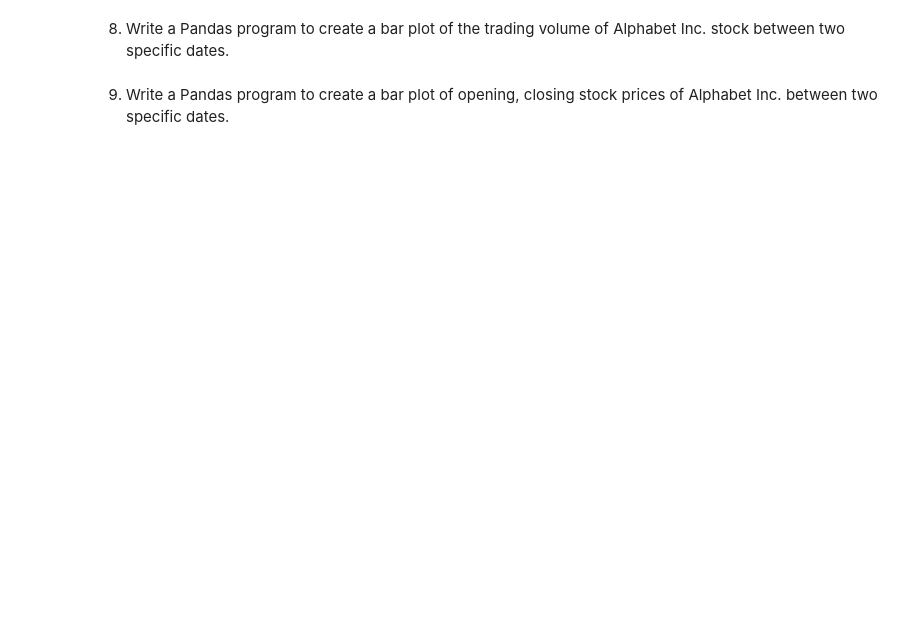
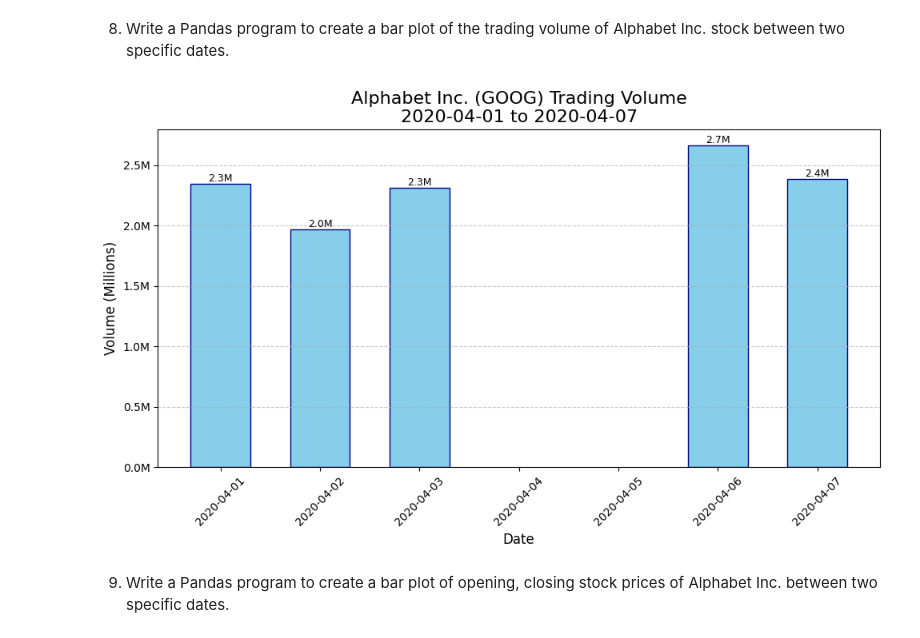
Before and after one commit to Dheer08/Master-s-Python-Assignment, a Jupyter notebook: CA 1/20056561 - Exercise 2 Pandas Data Manipulation.ipynb, the cells around one changed output. Drawn from its saved outputs; the diff is of its cells as text; code cells hidden in the pictures; blank space fills up the shorter version.

```diff
--- a/CA 1/20056561 - Exercise 2 Pandas Data Manipulation.ipynb
+++ b/CA 1/20056561 - Exercise 2 Pandas Data Manipulation.ipynb
@@ -195,6 +298,57 @@ of Alphabet Inc. between two specific dates.
 # %% [markdown]
 8. Write a Pandas program to create a bar plot of the trading volume of Alphabet
 Inc. stock between two specific dates.
+# %%
+# Read the Data
+df = pd.read_csv('/content/alphabet_stock_data.csv')
+
+# Convert Date column to datetime
+df['Date'] = pd.to_datetime(df['Date'])
+
+# Set Date as index
+df.set_index('Date', inplace=True)
+
+# Define date range (using all dates from your data)
+start_date = '2020-04-01'
+end_date = '2020-04-07'
+
+# Filter data between specific dates
+filtered_df = df.loc[start_date:end_date]
+
+# Create bar plot
+plt.figure(figsize=(10, 6))
+
+# Create bars with volume data
+bars = plt.bar(filtered_df.index, filtered_df['Volume'],
+              color='skyblue',
+              edgecolor='navy',
+              width=0.6)
+
+# Customize plot
+plt.title(f'Alphabet Inc. (GOOG) Trading Volume\n{start_date} to {end_date}', fontsize=16)
+plt.xlabel('Date', fontsize=12)
+plt.ylabel('Volume (Millions)', fontsize=12)
+plt.grid(axis='y', linestyle='--', alpha=0.7)
+
+# Format y-axis to show millions
+plt.gca().yaxis.set_major_formatter(plt.FuncFormatter(lambda x, loc: f"{x/1e6:.1f}M"))
+
+# Add value labels on top of each bar
+for bar in bars:
+    height = bar.get_height()
+    plt.text(bar.get_x() + bar.get_width()/2., height,
+             f'{height/1e6:.1f}M',
+             ha='center', va='bottom',
+             fontsize=9)
+
+# Rotate x-axis labels for better readability
+plt.xticks(rotation=45)
+
+# Adjust layout
+plt.tight_layout()
+plt.show()
+# %% [output]
+[figure, added]
 # %% [markdown]
 9. Write a Pandas program to create a bar plot of opening, closing stock prices of
 Alphabet Inc. between two specific dates.
```
Also changed, not shown: parts of 5 cells of this notebook.
